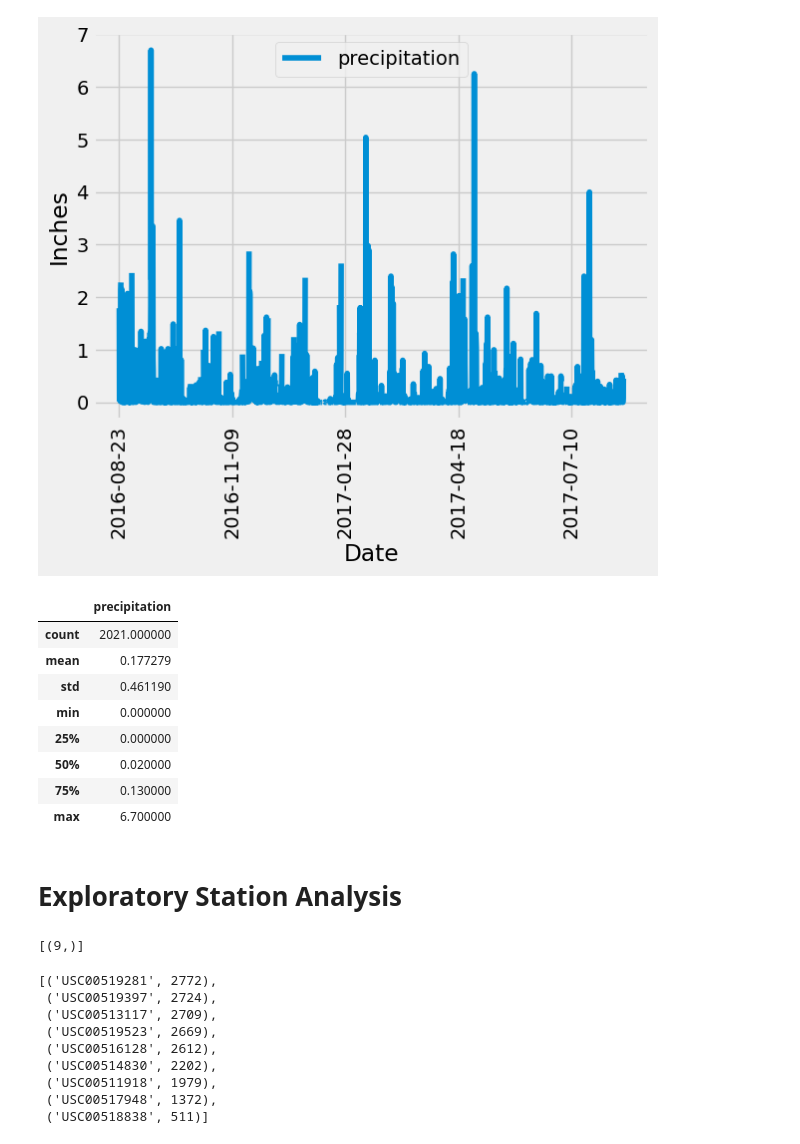
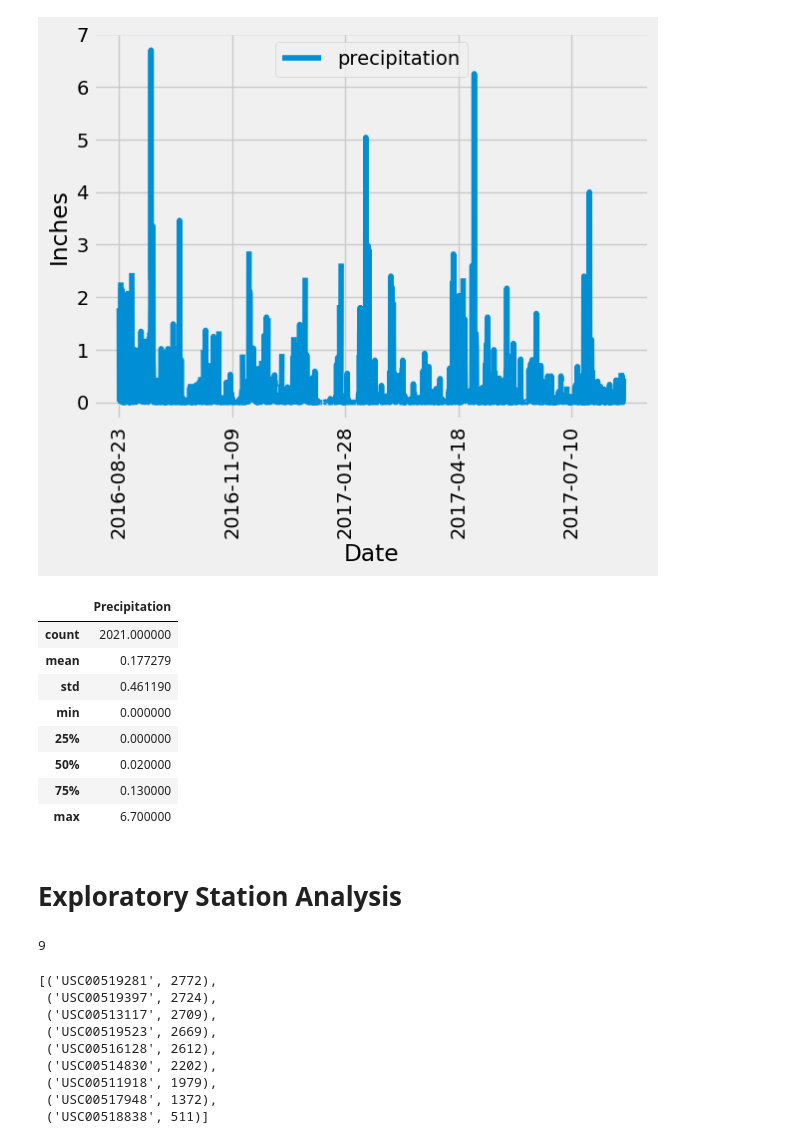
Before and after one commit to matthewjgarcia/sqlalchemy_challenge, a Jupyter notebook: hawaii_trip/climate_starter.ipynb, the cells around one changed output. Cells and saved outputs as stored; diff of their text form; code cells hidden in the pictures.

```diff
--- a/hawaii_trip/climate_starter.ipynb
+++ b/hawaii_trip/climate_starter.ipynb
@@ -48,0 +48,13 @@ prev_year = dt.date(one_year.year, one_year.month, one_year.day)
+# %%
+one_year = dt.date(2017, 8, 23)- dt.timedelta(days= 365)
+prev_year = dt.date(one_year.year, one_year.month, one_year.day)
+query = session.query(measurement.date, measurement.prcp).filter(measurement.date >= prev_year).order_by(measurement.date).all()
+hawaii_df = pd.DataFrame(query, columns=['Date', 'Precipitation'])
+hawaii_df.set_index(hawaii_df['Date'], inplace=True)
+clean_df = hawaii_df.dropna()
+#clean_df.head(5)
+clean_df.plot(x='Date', y='Precipitation')
+plt.xlabel("Date")
+plt.ylabel("Inches")
+plt.xticks(rotation=90, size = 10)
+plt.yticks(size = 10)
@@ -67,8 +92,9 @@ Text(0, 0.5, 'Inches')
 [figure]
 # %%
 # Use Pandas to calculate the summary statistics for the precipitation data
+clean_df.describe()
 # %% [output]
-|  | precipitation |
+|  | Precipitation |
 | count | 2021.000000 |
 | mean | 0.177279 |
 | std | 0.461190 |
@@ -81,8 +107,10 @@ Text(0, 0.5, 'Inches')
 # Exploratory Station Analysis
 # %%
 # Design a query to calculate the total number of stations in the dataset
+total = session.query(station.id).count()
+total
 # %% [output]
-[(9,)]
+9
 # %%
 # Design a query to find the most active stations (i.e. which stations have the most rows?)
 # List the stations and their counts in descending order.
```
Also changed, not shown: parts of 4 cells of this notebook.
